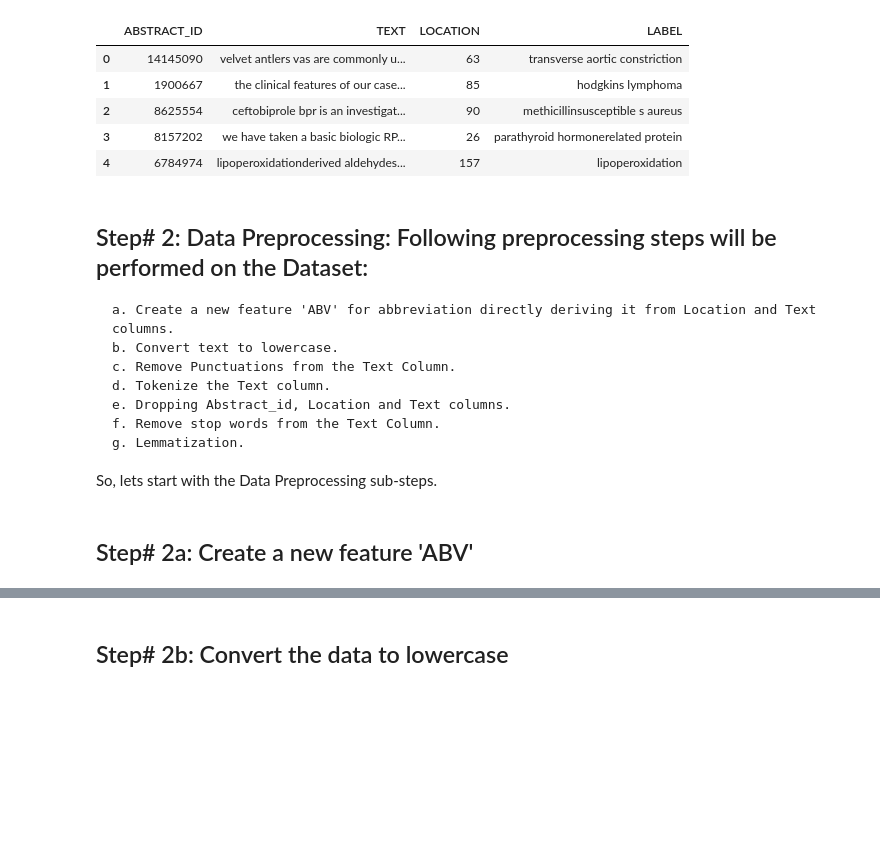
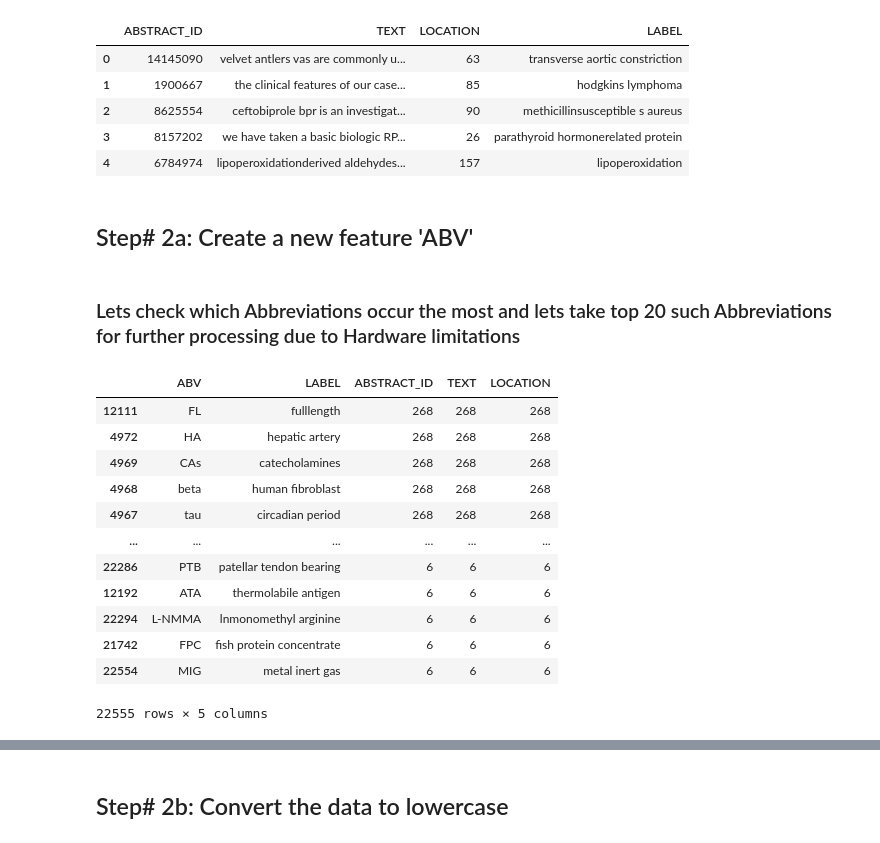
Before and after one commit to shubh8990/Abbreviation-Disambiguation-, a Jupyter notebook: Step 2- Data Preprocessing.ipynb, the cells around one changed output, grey strips where cells are left out. Cells and saved outputs as stored; diff of their text form; code cells hidden in the pictures; blank space fills up the shorter version.

Commit message:
Added Modeling file and updated Data Preprocessing.

```diff
--- a/Step 2- Data Preprocessing.ipynb
+++ b/Step 2- Data Preprocessing.ipynb
@@ -26,7 +26,7 @@ pd.set_option('display.max_colwidth', -1)
 nlp = spacy.load('en_core_web_sm')
 # %%
 # Lets load the train dataset.
-train = pd.read_csv('/content/drive/MyDrive/Capstone 3/Data/train.csv')
+train = pd.read_csv('Data/train.csv')
 # %%
 #Lets check the dataset
 train.head()
@@ -37,21 +37,31 @@ train.head()
 | 2 | 8625554 | ceftobiprole bpr is an investigat... | 90 | methicillinsusceptible s aureus |
 | 3 | 8157202 | we have taken a basic biologic RP... | 26 | parathyroid hormonerelated protein |
 | 4 | 6784974 | lipoperoxidationderived aldehydes... | 157 | lipoperoxidation |
-# %% [markdown]
-## Step# 2: Data Preprocessing: Following preprocessing steps will be performed on the Dataset:
-
-    a. Create a new feature 'ABV' for abbreviation directly deriving it from Location and Text columns.
-    b. Convert text to lowercase.
-    c. Remove Punctuations from the Text Column.
-    d. Tokenize the Text column.
-    e. Dropping Abstract_id, Location and Text columns.
-    f. Remove stop words from the Text Column.
-    g. Lemmatization.
-
-So, lets start with the Data Preprocessing sub-steps.
 # %% [markdown]
 ## Step# 2a: Create a new feature 'ABV'
 # %%
 # Lets create a function to create a new feature 'ABV' from dataset
 def createFeature(df):
     return [x.split(' ')[y] for x,y in zip(df['TEXT'], df['LOCATION'])]
+# %%
+train['ABV'] = createFeature(train)
+# %% [markdown]
+### Lets check which Abbreviations occur the most and lets take top 20 such Abbreviations for further processing due to Hardware limitations
+# %%
+grouped = train.groupby(by=['ABV', 'LABEL'], as_index = False, sort = False).count()
+grouped = grouped.sort_values(by='TEXT', ascending = False)
+grouped
+# %% [output]
+|  | ABV | LABEL | ABSTRACT_ID | TEXT | LOCATION |
+| 12111 | FL | fulllength | 268 | 268 | 268 |
+| 4972 | HA | hepatic artery | 268 | 268 | 268 |
+| 4969 | CAs | catecholamines | 268 | 268 | 268 |
+| 4968 | beta | human fibroblast | 268 | 268 | 268 |
+| 4967 | tau | circadian period | 268 | 268 | 268 |
+| ... | ... | ... | ... | ... | ... |
+| 22286 | PTB | patellar tendon bearing | 6 | 6 | 6 |
+| 12192 | ATA | thermolabile antigen | 6 | 6 | 6 |
+| 22294 | L-NMMA | lnmonomethyl arginine | 6 | 6 | 6 |
+| 21742 | FPC | fish protein concentrate | 6 | 6 | 6 |
+| 22554 | MIG | metal inert gas | 6 | 6 | 6 |
+22555 rows × 5 columns
```
Also changed, not shown: parts of 35 cells of this notebook, 1 other file.
